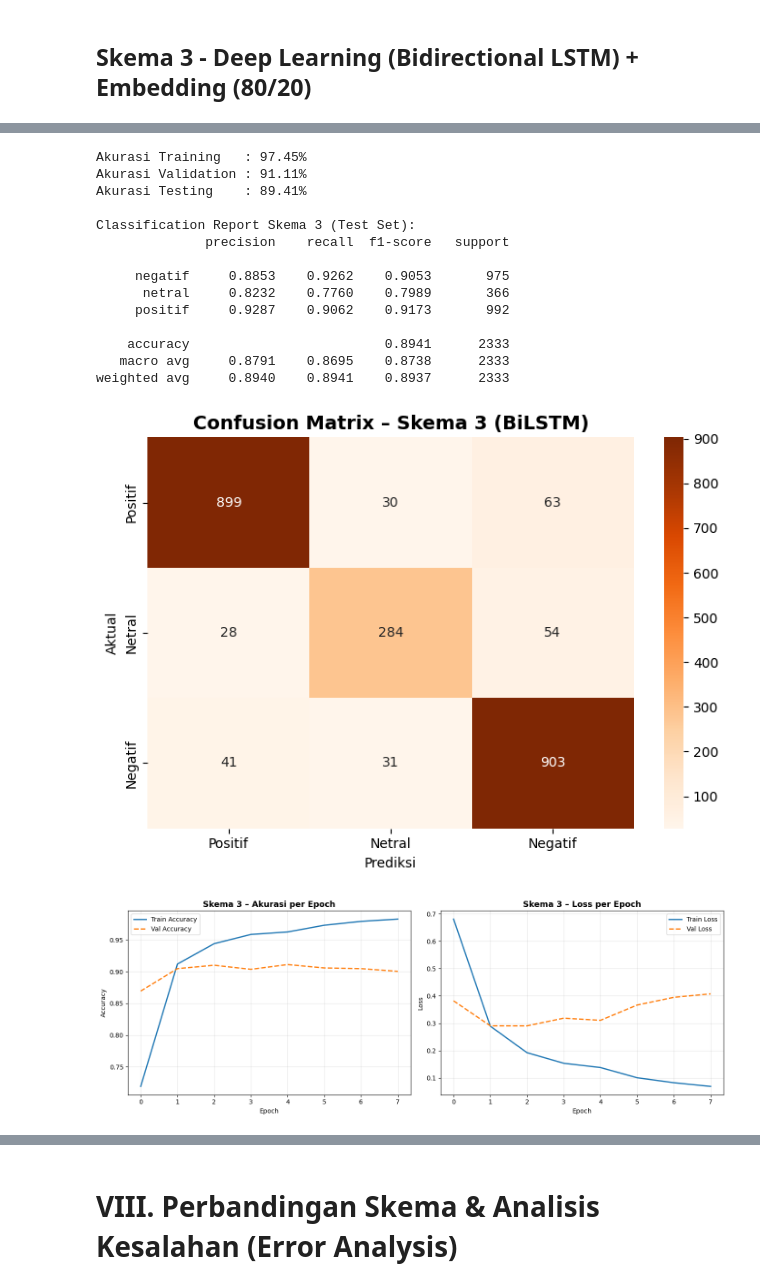
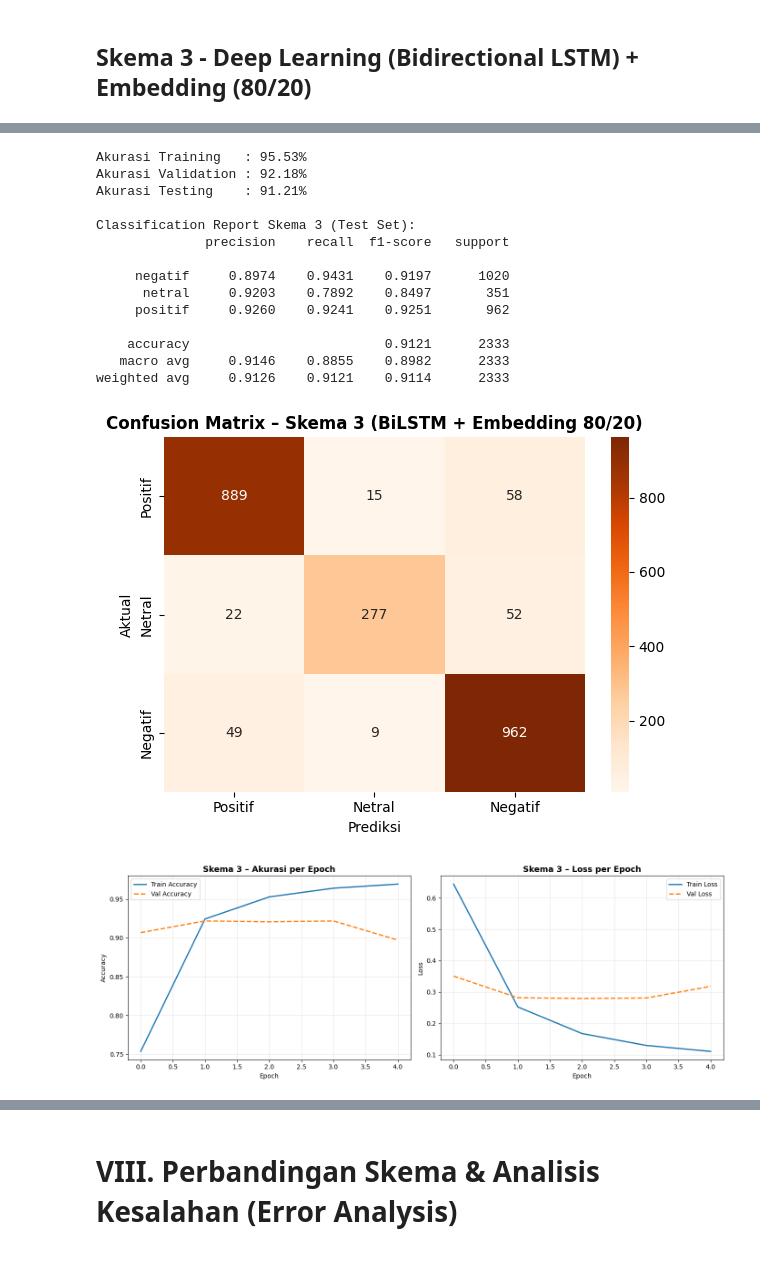
Before and after one commit to mpnabil95/analisis-sentimen-ulasan-gojek, a Jupyter notebook: notebook.ipynb, the cells around one changed output, grey strips where cells are left out. Saved outputs shown, nothing was run; the diff lists cells and outputs as text; code cells hidden in the pictures.

```diff
--- a/notebook.ipynb
+++ b/notebook.ipynb
@@ -692,13 +699,14 @@ print(f"Data Validasi (Val)     : {X_val_s3.shape[0]:,} sampel")
 print(f"Data Uji Murni (Test)   : {X_test_s3.shape[0]:,} sampel\n")
 
 def build_bilstm_model():
-    """Membangun arsitektur model Bidirectional LSTM dengan regularisasi L2 dan Dropout."""
+    """Membangun arsitektur Bidirectional LSTM + GlobalMaxPooling1D dengan regularisasi L2 dan Dropout."""
     model = Sequential([
         Input(shape=(MAX_LEN,)),
         Embedding(VOCAB_SIZE, EMBED_DIM),
-        Bidirectional(LSTM(64, return_sequences=False, dropout=0.3)),
+        Bidirectional(LSTM(64, return_sequences=True, dropout=0.2)),
+        GlobalMaxPooling1D(),
         Dense(64, activation='relu', kernel_regularizer=l2(1e-4)),
-        Dropout(0.4),
+        Dropout(0.3),
         Dense(3, activation='softmax')
     ])
     model.compile(
@@ -767,56 +775,52 @@ Restoring model weights from the end of the best epoch: 5.
 # %%
-# Evaluasi akhir pada Data Uji (X_test_s3) yang sama sekali tidak terlihat saat training/validasi
+# ========== Evaluasi Akhir pada Data Uji Murni (X_test_s3) ==========
 _, acc_train_s3 = dl_model.evaluate(X_train_s3, y_train_s3, verbose=0)
 _, acc_val_s3   = dl_model.evaluate(X_val_s3,   y_val_s3,   verbose=0)
 _, acc_test_s3  = dl_model.evaluate(X_test_s3,  y_test_s3,  verbose=0)
 
-print(f"\nAkurasi Training   : {acc_train_s3*100:.2f}%")
+print(f"Akurasi Training   : {acc_train_s3*100:.2f}%")
 print(f"Akurasi Validation : {acc_val_s3*100:.2f}%")
 print(f"Akurasi Testing    : {acc_test_s3*100:.2f}%\n")
 
 y_pred_test_s3_enc = np.argmax(dl_model.predict(X_test_s3, verbose=0), axis=1)
 y_true_test_s3_enc = np.argmax(y_test_s3, axis=1)
 y_pred_test_s3 = [label_inv[i] for i in y_pred_test_s3_enc]
 y_true_test_s3 = [label_inv[i] for i in y_true_test_s3_enc]
 
 print("Classification Report Skema 3 (Test Set):")
 print(classification_report(y_true_test_s3, y_pred_test_s3, digits=4))
 
-# ========== Confusion Matrix Skema 3 ==========
-cm_s3 = confusion_matrix(y_true_test_s3, y_pred_test_s3,
-                         labels=['positif', 'netral', 'negatif'])
-fig, ax = plt.subplots(figsize=(7, 5))
+cm_s3 = confusion_matrix(y_true_test_s3, y_pred_test_s3, labels=['positif', 'netral', 'negatif'])
+fig, ax = plt.subplots(figsize=(6, 4.5))
 sns.heatmap(cm_s3, annot=True, fmt='d', cmap='Oranges',
             xticklabels=['Positif', 'Netral', 'Negatif'],
-            yticklabels=['Positif', 'Netral', 'Negatif'],
-            ax=ax)
-ax.set_title('Confusion Matrix – Skema 3 (BiLSTM)', fontsize=14, fontweight='bold')
+            yticklabels=['Positif', 'Netral', 'Negatif'], ax=ax)
+ax.set_title('Confusion Matrix – Skema 3 (BiLSTM + Embedding 80/20)', fontweight='bold')
 ax.set_xlabel('Prediksi')
 ax.set_ylabel('Aktual')
 plt.tight_layout()
 plt.savefig('cm_skema3.png', dpi=120)
 plt.show()
 # %% [output]
-Akurasi Training   : 97.45%
-Akurasi Validation : 91.11%
-Akurasi Testing    : 89.41%
+Akurasi Training   : 95.53%
+Akurasi Validation : 92.18%
+Akurasi Testing    : 91.21%
 
 Classification Report Skema 3 (Test Set):
               precision    recall  f1-score   support
 
-     negatif     0.8853    0.9262    0.9053       975
-      netral     0.8232    0.7760    0.7989       366
-     positif     0.9287    0.9062    0.9173       992
+     negatif     0.8974    0.9431    0.9197      1020
+      netral     0.9203    0.7892    0.8497       351
+     positif     0.9260    0.9241    0.9251       962
 
-    accuracy                         0.8941      2333
-   macro avg     0.8791    0.8695    0.8738      2333
-weighted avg     0.8940    0.8941    0.8937      2333
+    accuracy                         0.9121      2333
+   macro avg     0.9146    0.8855    0.8982      2333
+weighted avg     0.9126    0.9121    0.9114      2333
-[figure, old version]
+[figure, new version]
 # %%
-# ========== Plot Training History ==========
+# ========== Plot Training History Skema 3 ==========
 fig, axes = plt.subplots(1, 2, figsize=(14, 5))
 
-# Accuracy
 axes[0].plot(history.history['accuracy'],     label='Train Accuracy', linewidth=2)
 axes[0].plot(history.history['val_accuracy'], label='Val Accuracy',   linewidth=2, linestyle='--')
 axes[0].set_title('Skema 3 – Akurasi per Epoch', fontsize=13, fontweight='bold')
@@ -825,7 +829,6 @@ axes[0].set_ylabel('Accuracy')
 axes[0].legend()
 axes[0].grid(True, alpha=0.3)
 
-# Loss
 axes[1].plot(history.history['loss'],     label='Train Loss', linewidth=2)
 axes[1].plot(history.history['val_loss'], label='Val Loss',   linewidth=2, linestyle='--')
 axes[1].set_title('Skema 3 – Loss per Epoch', fontsize=13, fontweight='bold')
@@ -838,4 +841,4 @@ plt.tight_layout()
 plt.savefig('training_history_bilstm.png', dpi=120)
 plt.show()
 # %% [output]
-[figure, old version]
+[figure, new version]
```
Also changed, not shown: parts of 11 cells of this notebook.
